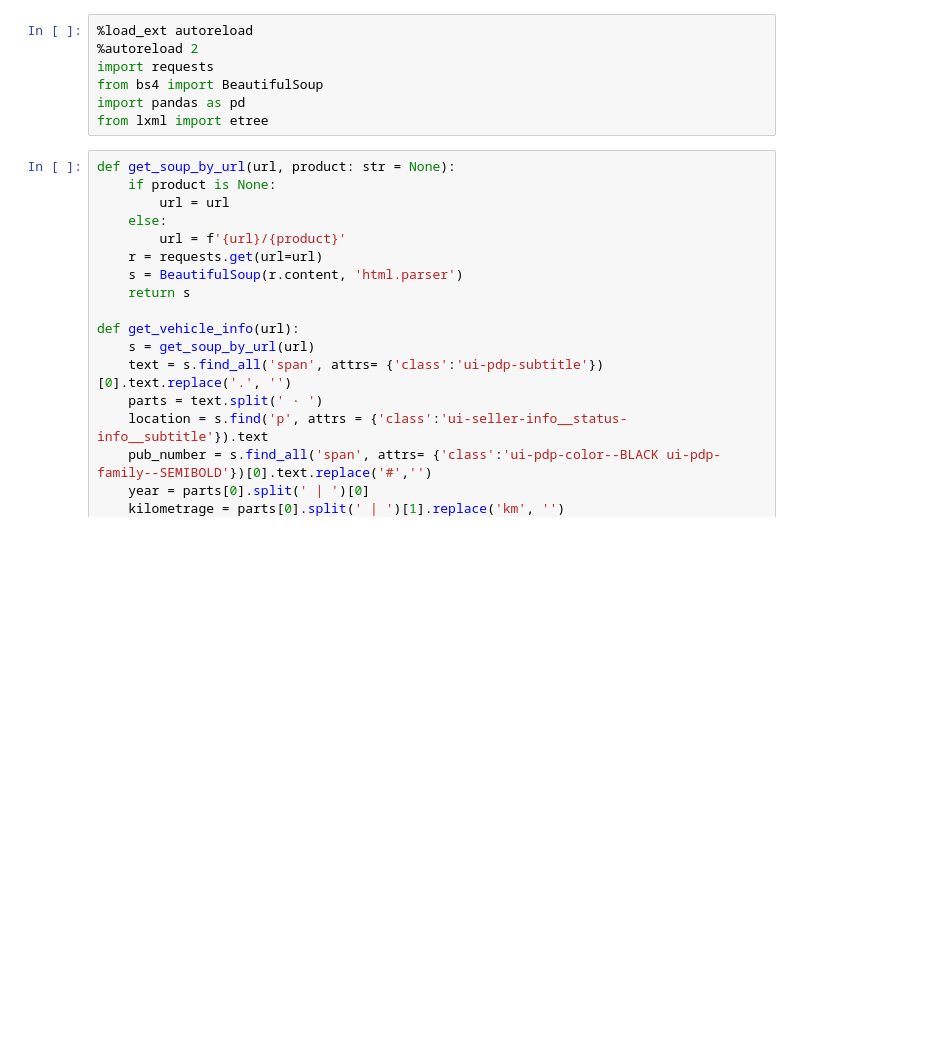
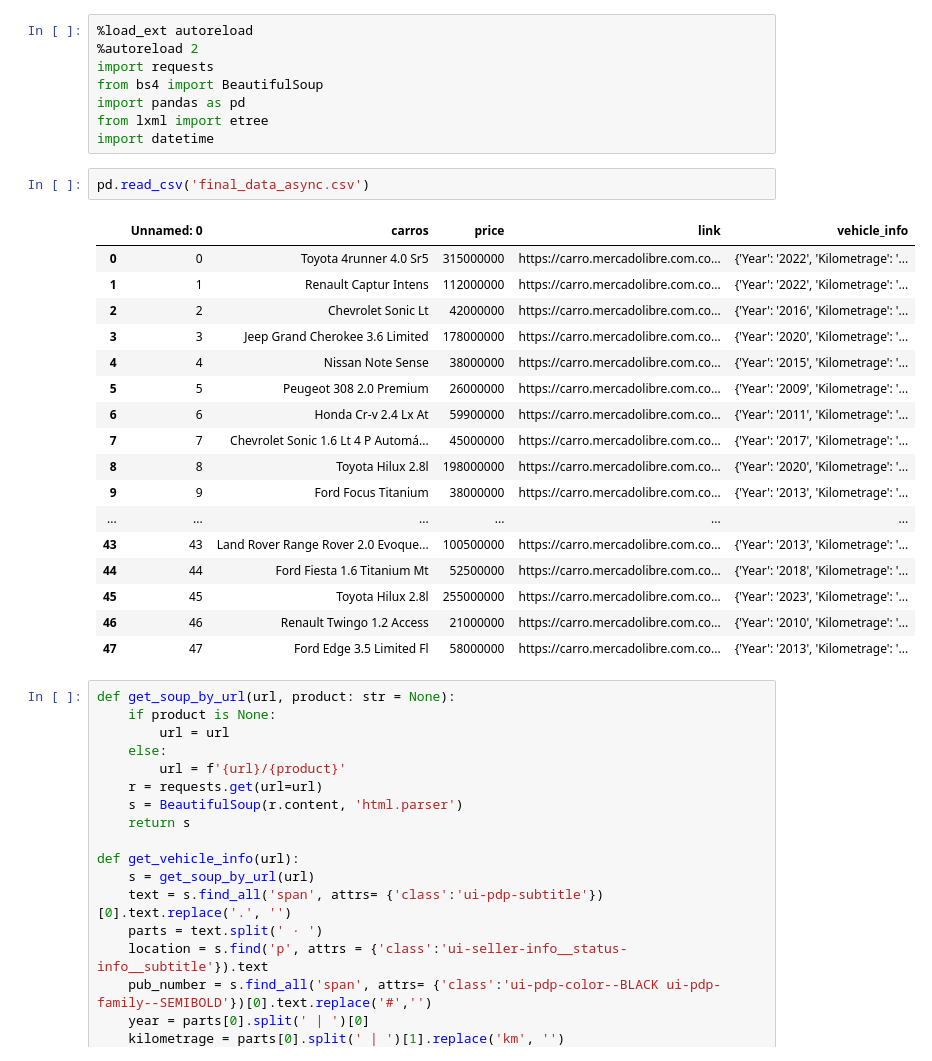
Before and after one commit to Wilmar3752/meli_scrapper, a Jupyter notebook: testing.ipynb, the cells around one changed output. Saved outputs shown, nothing was run; the diff lists cells and outputs as text; blank space fills up the shorter version.

```diff
--- a/testing.ipynb
+++ b/testing.ipynb
@@ -5,6 +5,27 @@ import requests
 from bs4 import BeautifulSoup
 import pandas as pd
 from lxml import etree
+import datetime
+# %%
+pd.read_csv('final_data_async.csv')
+# %% [output]
+|  | Unnamed: 0 | carros | price | link | vehicle_info |
+| 0 | 0 | Toyota 4runner 4.0 Sr5 | 315000000 | https://carro.mercadolibre.com.co... | {'Year': '2022', 'Kilometrage': '... |
+| 1 | 1 | Renault Captur Intens | 112000000 | https://carro.mercadolibre.com.co... | {'Year': '2022', 'Kilometrage': '... |
+| 2 | 2 | Chevrolet Sonic Lt | 42000000 | https://carro.mercadolibre.com.co... | {'Year': '2016', 'Kilometrage': '... |
+| 3 | 3 | Jeep Grand Cherokee 3.6 Limited | 178000000 | https://carro.mercadolibre.com.co... | {'Year': '2020', 'Kilometrage': '... |
+| 4 | 4 | Nissan Note Sense | 38000000 | https://carro.mercadolibre.com.co... | {'Year': '2015', 'Kilometrage': '... |
+| 5 | 5 | Peugeot 308 2.0 Premium | 26000000 | https://carro.mercadolibre.com.co... | {'Year': '2009', 'Kilometrage': '... |
+| 6 | 6 | Honda Cr-v 2.4 Lx At | 59900000 | https://carro.mercadolibre.com.co... | {'Year': '2011', 'Kilometrage': '... |
+| 7 | 7 | Chevrolet Sonic 1.6 Lt 4 P Automá... | 45000000 | https://carro.mercadolibre.com.co... | {'Year': '2017', 'Kilometrage': '... |
+| 8 | 8 | Toyota Hilux 2.8l | 198000000 | https://carro.mercadolibre.com.co... | {'Year': '2020', 'Kilometrage': '... |
+| 9 | 9 | Ford Focus Titanium | 38000000 | https://carro.mercadolibre.com.co... | {'Year': '2013', 'Kilometrage': '... |
+| ... | ... | ... | ... | ... | ... |
+| 43 | 43 | Land Rover Range Rover 2.0 Evoque... | 100500000 | https://carro.mercadolibre.com.co... | {'Year': '2013', 'Kilometrage': '... |
+| 44 | 44 | Ford Fiesta 1.6 Titanium Mt | 52500000 | https://carro.mercadolibre.com.co... | {'Year': '2018', 'Kilometrage': '... |
+| 45 | 45 | Toyota Hilux 2.8l | 255000000 | https://carro.mercadolibre.com.co... | {'Year': '2023', 'Kilometrage': '... |
+| 46 | 46 | Renault Twingo 1.2 Access | 21000000 | https://carro.mercadolibre.com.co... | {'Year': '2010', 'Kilometrage': '... |
+| 47 | 47 | Ford Edge 3.5 Limited Fl | 58000000 | https://carro.mercadolibre.com.co... | {'Year': '2013', 'Kilometrage': '... |
 # %%
 def get_soup_by_url(url, product: str = None):
     if product is None:
```
Also changed, not shown: parts of 2 cells of this notebook, 5 other files.
